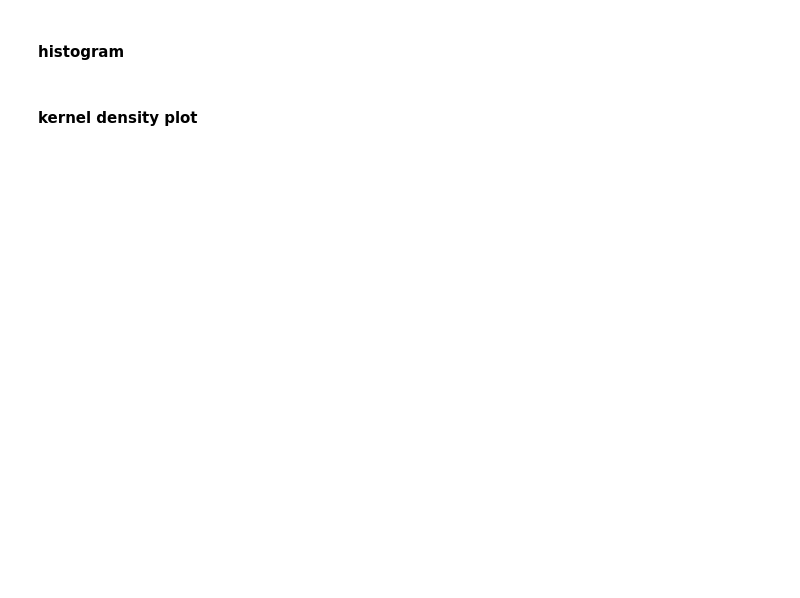
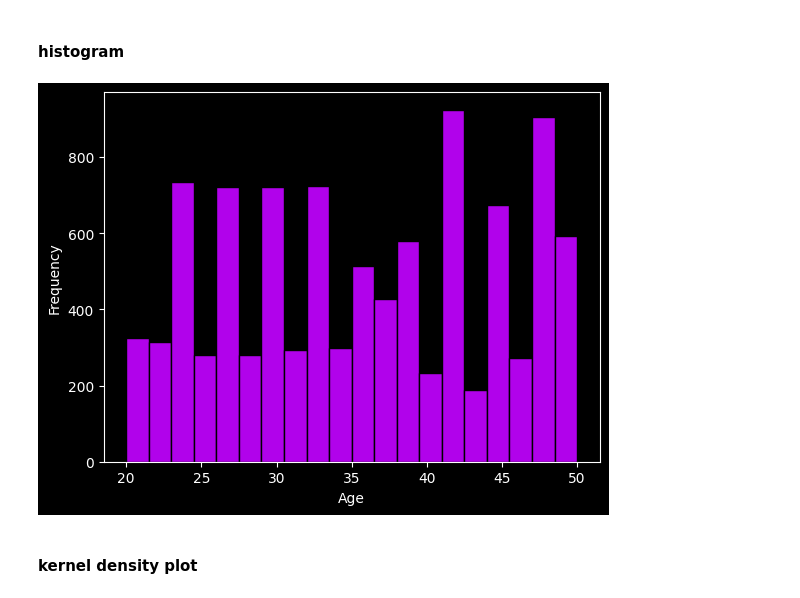
Before and after one commit to 08Aristodemus24/credit-card-analyses, a Jupyter notebook: experimentation.ipynb, the cells around one changed output. Saved outputs shown, nothing was run; the diff lists cells and outputs as text; code cells hidden in the pictures; blank space fills up the shorter version.

```diff
--- a/experimentation.ipynb
+++ b/experimentation.ipynb
@@ -435,4 +467,8 @@ some important variables may be
 # %% [markdown]
 #### histogram
+# %%
+age_hist_axis = final["Age"].plot(kind="hist", edgecolor="black", bins=20, color="#b102eb", xlabel="Age")
+# %% [output]
+[figure, added]
 # %% [markdown]
 #### kernel density plot
```
Also changed, not shown: parts of 33 cells of this notebook, 4 other files.
